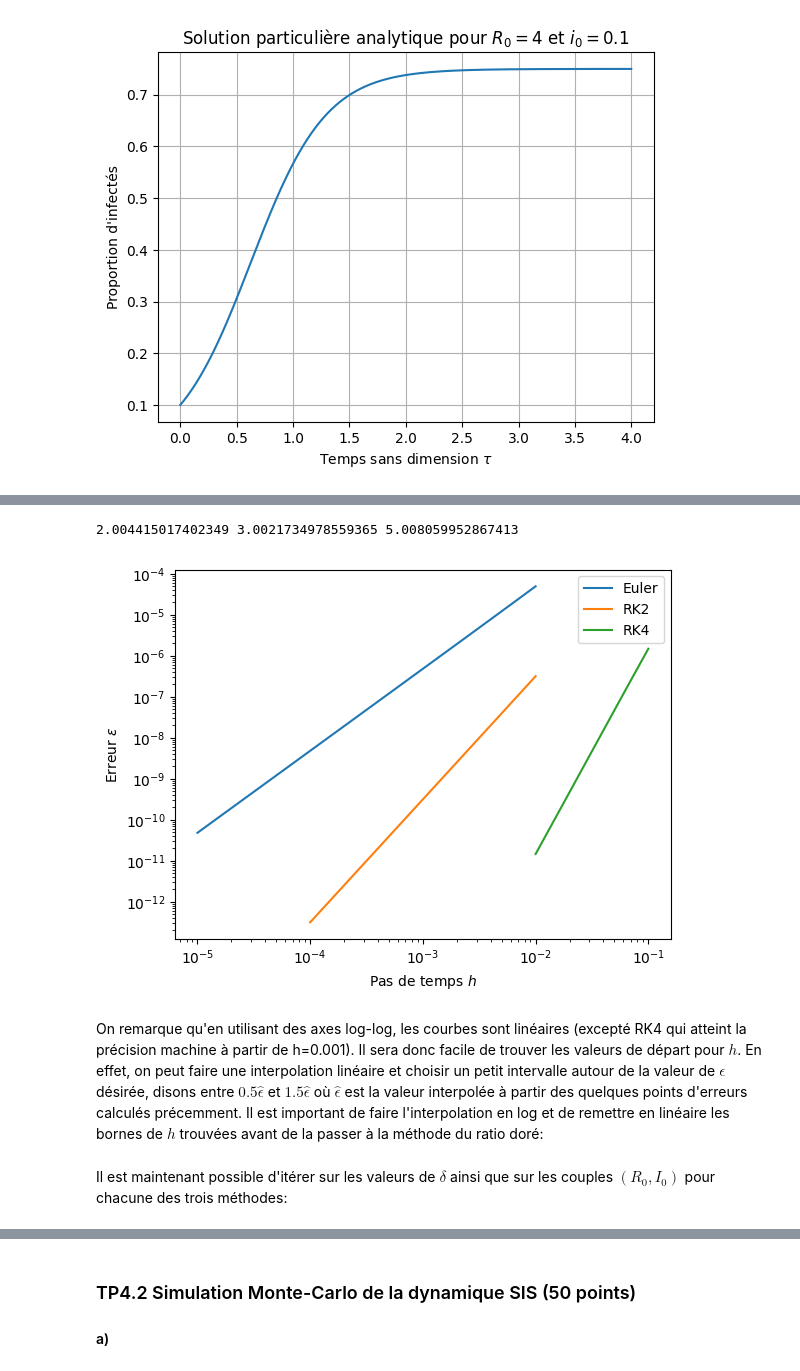
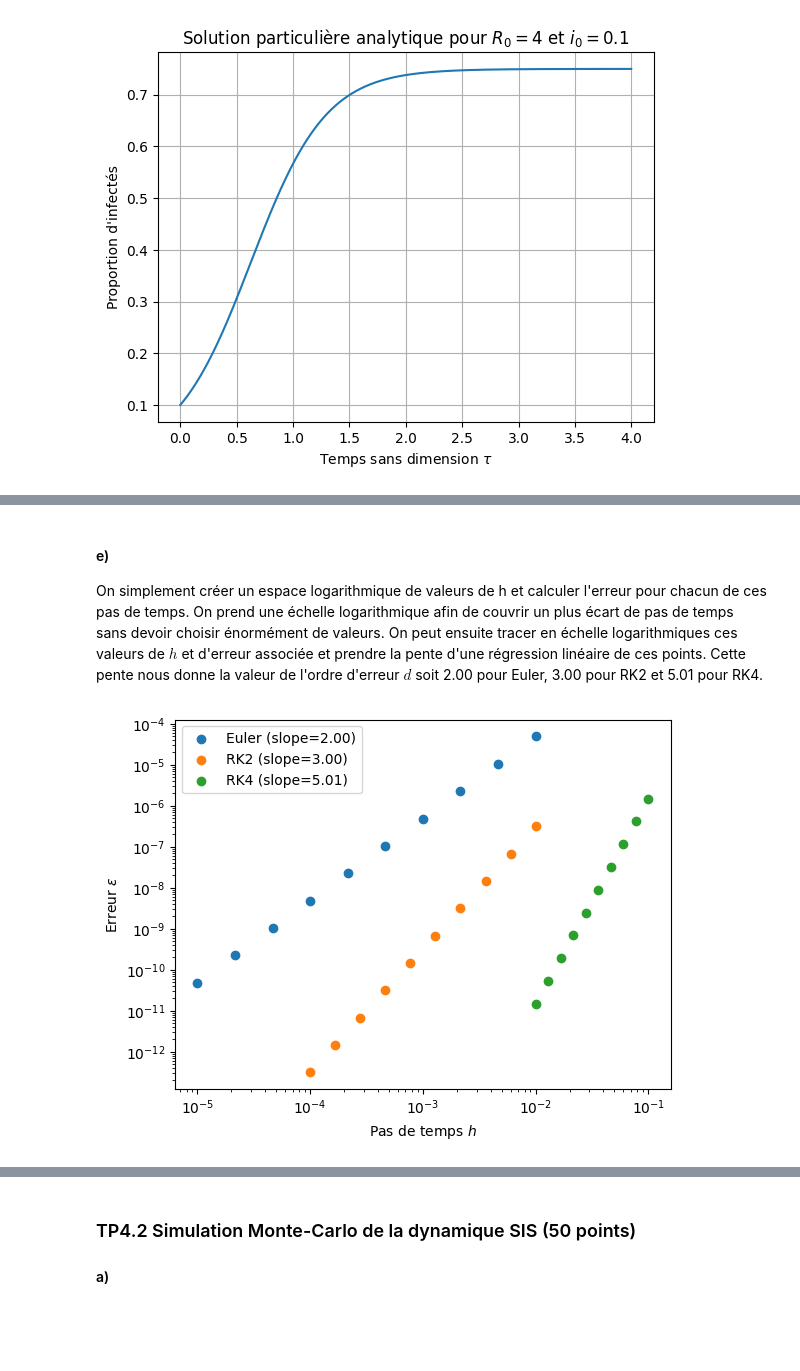
Before and after one commit to thcha67/tp_phys_num, a Jupyter notebook: TP4_ThomasC_SimonG_LaurentE/TP4_ThomasC_SimonG_LaurentE.ipynb, the cells around one changed output, grey strips where cells are left out. Drawn from its saved outputs; the diff is of its cells as text; code cells hidden in the pictures; blank space fills up the shorter version.

```diff
--- a/TP4_ThomasC_SimonG_LaurentE/TP4_ThomasC_SimonG_LaurentE.ipynb
+++ b/TP4_ThomasC_SimonG_LaurentE/TP4_ThomasC_SimonG_LaurentE.ipynb
@@ -122,5 +123,6 @@ plt.show()
 # %%
 def infection_rate(i, R0):
+    """Dérivée de la fonction d'infection par rapport au temps dans dimension tau"""
     return (R0-1)*i-R0*i**2
 
 def euler(T, h, R0, i0):
@@ -208,3 +202,0 @@ h = golden_ratio_method(euler, h1, h4, 1000, R0, i0, delta)
-# %%
-for h in np.logspace(-10, 0, 11):
-    print(error(euler, 3, h, R0, i0), error(rk2, 3, h, R0, i0), error(rk4, 3, h, R0, i0))
@@ -225,37 +332,39 @@ Afin de déterminer les bornes pour les valeurs de départ de $h$, il est possib
+# %% [markdown]
+#### e)
+On simplement créer un espace logarithmique de valeurs de h et calculer l'erreur pour chacun de ces pas de temps. On prend une échelle logarithmique afin de couvrir un plus écart de pas de temps sans devoir choisir énormément de valeurs.
+On peut ensuite tracer en échelle logarithmiques ces valeurs de $h$ et d'erreur associée et prendre la pente d'une régression linéaire de ces points.
+Cette pente nous donne la valeur de l'ordre d'erreur $d$ soit 2.00 pour Euler, 3.00 pour RK2 et 5.01 pour RK4.
 # %%
 log_h_space_euler = np.logspace(-5, -2, 10)
 log_h_space_rk2 = np.logspace(-4, -2, 10)
 log_h_space_rk4 = np.logspace(-2, -1, 10)
 
+R0 = 4
+i0 = 0.1
+
 errors_euler = np.array([error(euler, T, h, R0, i0) for h in log_h_space_euler]) # erreur pour chacune des valeurs de T
 errors_rk2 = np.array([error(rk2, T, h, R0, i0) for h in log_h_space_rk2]) # erreur pour chacune des valeurs de T
 errors_rk4 = np.array([error(rk4, T, h, R0, i0) for h in log_h_space_rk4]) # erreur pour chacune des valeurs de T
 
-
 T = 3
 
 def slope(x, y):
-    """ Calcul de la pente entre deux points """
-    return (y[-1]-y[0])/(x[-1]-x[0])
+    """ Calcul de la pente d'une régression linéaire """
+    return np.polyfit(x, y, 1)[0]
 
 slope_euler = slope(np.log(log_h_space_euler), np.log(errors_euler))
 slope_rk2 = slope(np.log(log_h_space_rk2), np.log(errors_rk2))
 slope_rk4 = slope(np.log(log_h_space_rk4), np.log(errors_rk4))
 
-print(slope_euler, slope_rk2, slope_rk4)
+plt.scatter(log_h_space_euler, errors_euler, label=f"Euler (slope={slope_euler:.2f})")
 
-
-plt.plot(log_h_space_euler, errors_euler, label="Euler")
-plt.plot(log_h_space_rk2, errors_rk2, label="RK2")
-plt.plot(log_h_space_rk4, errors_rk4, label="RK4")
+plt.scatter(log_h_space_rk2, errors_rk2, label=f"RK2 (slope={slope_rk2:.2f})")
+plt.scatter(log_h_space_rk4, errors_rk4, label=f"RK4 (slope={slope_rk4:.2f})")
 plt.xscale("log")
 plt.yscale("log")
 plt.xlabel(r"Pas de temps $h$")
 plt.ylabel(r"Erreur $\epsilon$")
 plt.legend()
 plt.show()
 # %% [output]
-2.004415017402349 3.0021734978559365 5.008059952867413
-[figure, old version]
+[figure, new version]
-# %% [markdown]
-On remarque qu'en utilisant des axes log-log, les courbes sont linéaires (excepté RK4 qui atteint la précision machine à partir de h=0.001). Il sera donc facile de trouver les valeurs de départ pour $h$. En effet, on peut faire une interpolation linéaire et choisir un petit intervalle autour de la valeur de $\epsilon$ désirée, disons entre $0.5\hat\epsilon$ et $1.5\hat\epsilon$ où $\hat\epsilon$ est la valeur interpolée à partir des quelques points d'erreurs calculés précemment. Il est important de faire l'interpolation en log et de remettre en linéaire les bornes de $h$ trouvées avant de la passer à la méthode du ratio doré:
@@ -273,2 +370,0 @@ def estimate_h1_h4(method, lower_h_exp, higher_h_exp, T, R0, i0, delta):
-# %% [markdown]
-Il est maintenant possible d'itérer sur les valeurs de $\delta$ ainsi que sur les couples $(R_0,I_0)$ pour chacune des trois méthodes:
```
Also changed, not shown: parts of 12 cells of this notebook.
